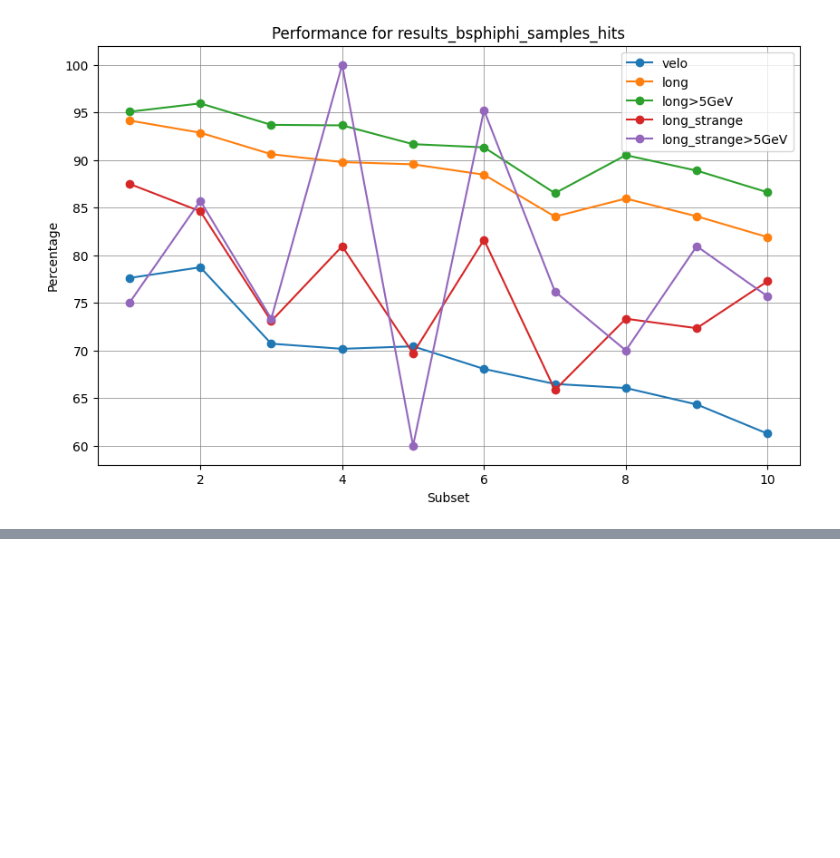
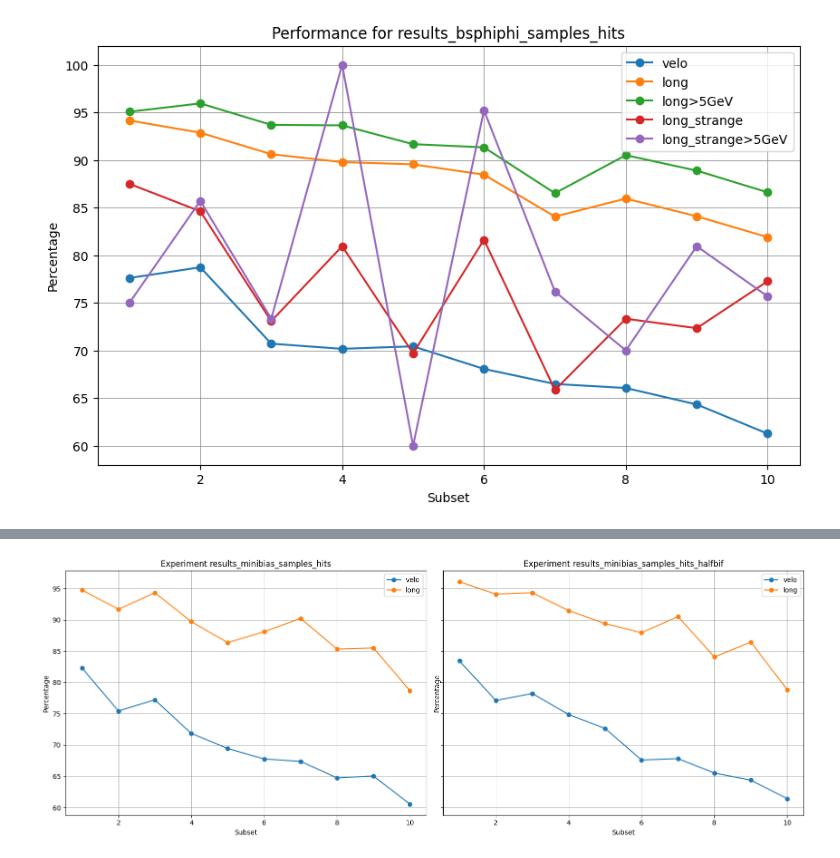
Before and after one commit to alawaree/Code_Thesis_HopfieldNetwork_VELO, a Jupyter notebook: results_analysis/plots_results_10_subsets.ipynb, the cells around one changed output, grey strips where cells are left out. Cells and saved outputs as stored; diff of their text form; code cells hidden in the pictures; blank space fills up the shorter version.

```diff
--- a/results_analysis/plots_results_10_subsets.ipynb
+++ b/results_analysis/plots_results_10_subsets.ipynb
@@ -440,0 +443,23 @@ plt.tight_layout()
+# %%
+def plot_reconstruction_eff_experiments_side(exp_names, metrics_names):
+    # Define the experiments and metrics to plot
+    #for exp_name in exp_names:
+    #    performances_dict[exp_name] = get_recon_eff_experiments(exp_name)
+
+    # Plot the experiments side by side
+    fig, axs = plt.subplots(ncols=2, figsize=(16, 6), sharey=True)
+
+    # Plot experiment 1 on the left subplot
+    for i, exp_name in enumerate(exp_names):
+
+        ax = axs[i]
+        plot_reconstruction_eff_expriments(exp_name, metrics_names, dataset='minibias', ax=ax)
+        ax.set_title(f'Experiment {exp_name}')
+        ax.grid(True, color='grey', linewidth=0.5)
+        plt.tight_layout()
+# %%
+exp_names = ['results_minibias_samples_hits', 'results_minibias_samples_hits_halfbif']
+metrics_names = ['velo', 'long']
+plot_reconstruction_eff_experiments_side(exp_names, metrics_names)
+# %% [output]
+[figure, added]
```
Also changed, not shown: parts of 16 cells of this notebook.
